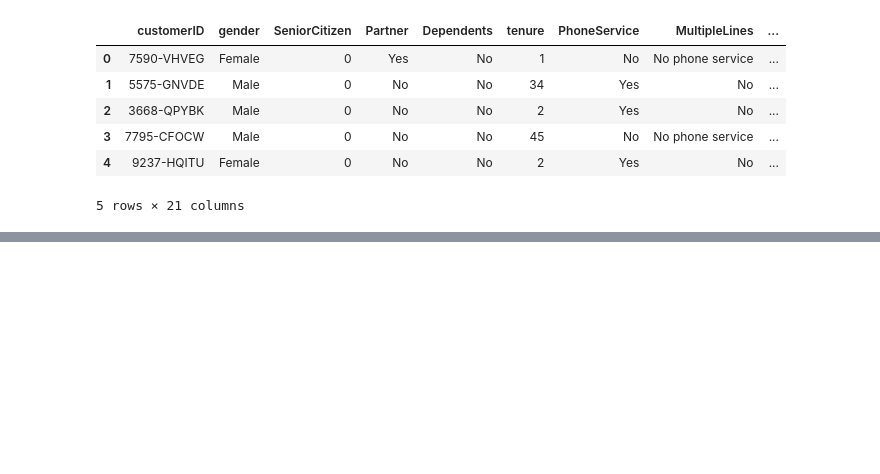
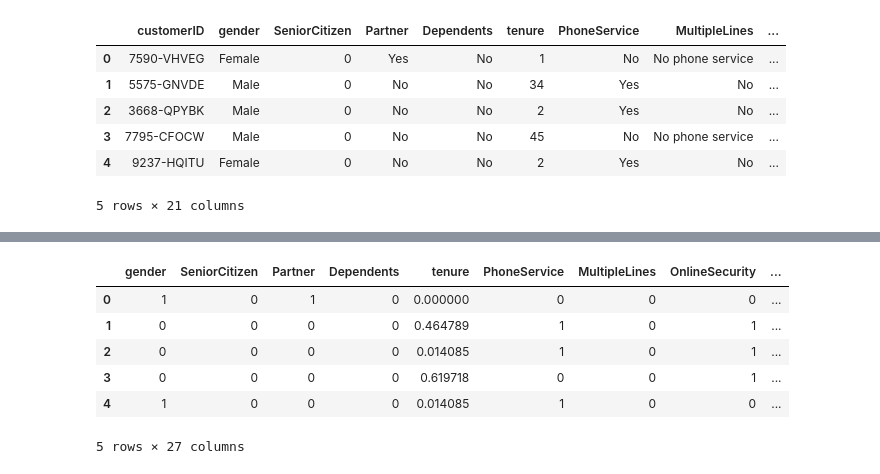
Before and after one commit to hemantapoudel/Customer-Churn-Prediction-, a Jupyter notebook: customer churn prediction .ipynb, the cells around one changed output, grey strips where cells are left out. Saved outputs shown, nothing was run; the diff lists cells and outputs as text; code cells hidden in the pictures; blank space fills up the shorter version.

Commit message:
Customer Churn Prediction Model

```diff
--- a/customer churn prediction .ipynb
+++ b/customer churn prediction .ipynb
@@ -12,0 +111,6 @@ df.head()
+# %%
+yes_no_columns = ['Partner','Dependents','PhoneService','MultipleLines','OnlineSecurity',
+                  'OnlineBackup','DeviceProtection','TechSupport','StreamingTV','StreamingMovies',
+                  'PaperlessBilling','Churn']
+for column in yes_no_columns:
+    df[column].replace({'Yes':1,'No':0},inplace=True)
@@ -12,0 +146,2 @@ df.head()
+# %%
+df['gender'].replace({'Female':1,'Male':0}, inplace=True)
@@ -12,0 +155,10 @@ df.head()
+# %%
+import tensorflow as tf
+from sklearn.preprocessing import MinMaxScaler
+cols_to_scale = ['tenure','MonthlyCharges','TotalCharges']
+
+scaler = MinMaxScaler()
+df[cols_to_scale]=scaler.fit_transform(df[cols_to_scale])
+# %%
+cleaned_data_frame = pd.get_dummies(data=df, columns=['InternetService','Contract','PaymentMethod'])
+cleaned_data_frame.columns
@@ -12,0 +176,10 @@ df.head()
+# %%
+cleaned_data_frame.head()
+# %% [output]
+|  | gender | SeniorCitizen | Partner | Dependents | tenure | PhoneService | MultipleLines | OnlineSecurity | ... |
+| 0 | 1 | 0 | 1 | 0 | 0.000000 | 0 | 0 | 0 | ... |
+| 1 | 0 | 0 | 0 | 0 | 0.464789 | 1 | 0 | 1 | ... |
+| 2 | 0 | 0 | 0 | 0 | 0.014085 | 1 | 0 | 1 | ... |
+| 3 | 0 | 0 | 0 | 0 | 0.619718 | 0 | 0 | 1 | ... |
+| 4 | 1 | 0 | 0 | 0 | 0.014085 | 1 | 0 | 0 | ... |
+5 rows × 27 columns
```
Also changed, not shown: parts of 25 cells of this notebook.
